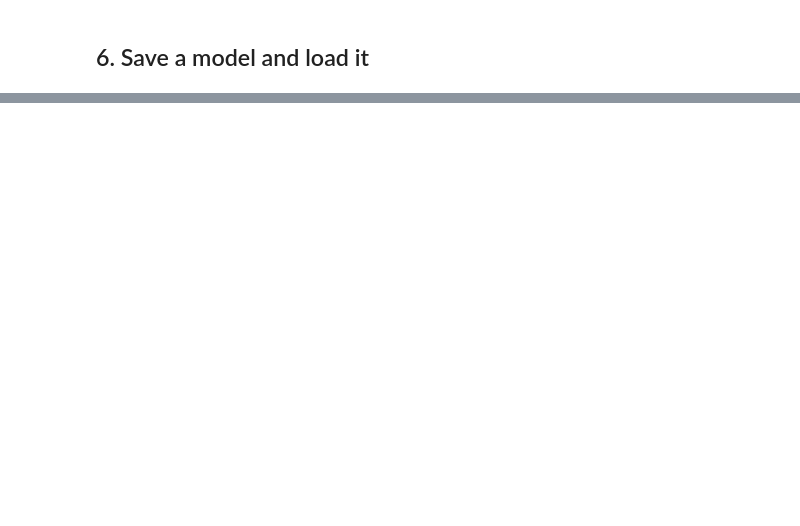
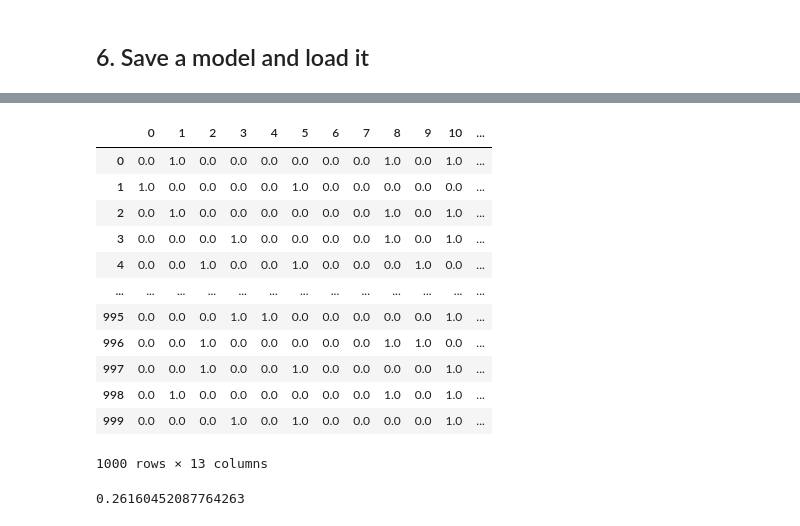
Before and after one commit to B-Rabbit7/machine-learning-101, a Jupyter notebook: Sickit/intro-to-scikit.ipynb, the cells around one changed output, grey strips where cells are left out. Drawn from its saved outputs; the diff is of its cells as text; code cells hidden in the pictures; blank space fills up the shorter version.

Commit message:
Scikit-preparing-data

```diff
--- a/Sickit/intro-to-scikit.ipynb
+++ b/Sickit/intro-to-scikit.ipynb
@@ -160,0 +215,3 @@ loaded_model.score(X_test,Y_test)
+# %%
+car_sales = pd.read_csv("car-sales-extended.csv")
+car_sales
@@ -160,0 +245,8 @@ loaded_model.score(X_test,Y_test)
+# %%
+# Split data into X and y
+X = car_sales.drop("Price", axis=1)
+y = car_sales["Price"]
+
+# Split into trainig
+
+X_train, X_test, y_train, y_test = train_test_split(X, y, test_size=0.2)
@@ -160,0 +262,17 @@ loaded_model.score(X_test,Y_test)
+# %%
+# Turn the categories into numbers
+from sklearn.preprocessing import OneHotEncoder
+from sklearn.compose import ColumnTransformer
+
+# Why doors?
+##  It's numerical, but also categorical so we treat it as categorical
+categorical_features = ["Make","Colour","Doors"]
+# one for true in a category, 0 for the rest
+one_hot = OneHotEncoder()
+
+# transform the given cat. columns, and pass through - don't touch the remaining columns
+transformer = ColumnTransformer([("one_hot",one_hot,categorical_features)],remainder="passthrough")
+
+# transform the X values to numbers
+transformed_X = transformer.fit_transform(X)
+transformed_X
@@ -160,0 +293,16 @@ loaded_model.score(X_test,Y_test)
+# %%
+pd.DataFrame(transformed_X)
+# %% [output]
+|  | 0 | 1 | 2 | 3 | 4 | 5 | 6 | 7 | 8 | 9 | 10 | ... |
+| 0 | 0.0 | 1.0 | 0.0 | 0.0 | 0.0 | 0.0 | 0.0 | 0.0 | 1.0 | 0.0 | 1.0 | ... |
+| 1 | 1.0 | 0.0 | 0.0 | 0.0 | 0.0 | 1.0 | 0.0 | 0.0 | 0.0 | 0.0 | 0.0 | ... |
+| 2 | 0.0 | 1.0 | 0.0 | 0.0 | 0.0 | 0.0 | 0.0 | 0.0 | 1.0 | 0.0 | 1.0 | ... |
+| 3 | 0.0 | 0.0 | 0.0 | 1.0 | 0.0 | 0.0 | 0.0 | 0.0 | 1.0 | 0.0 | 1.0 | ... |
+| 4 | 0.0 | 0.0 | 1.0 | 0.0 | 0.0 | 1.0 | 0.0 | 0.0 | 0.0 | 1.0 | 0.0 | ... |
+| ... | ... | ... | ... | ... | ... | ... | ... | ... | ... | ... | ... | ... |
+| 995 | 0.0 | 0.0 | 0.0 | 1.0 | 1.0 | 0.0 | 0.0 | 0.0 | 0.0 | 0.0 | 1.0 | ... |
+| 996 | 0.0 | 0.0 | 1.0 | 0.0 | 0.0 | 0.0 | 0.0 | 0.0 | 1.0 | 1.0 | 0.0 | ... |
+| 997 | 0.0 | 0.0 | 1.0 | 0.0 | 0.0 | 1.0 | 0.0 | 0.0 | 0.0 | 0.0 | 1.0 | ... |
+| 998 | 0.0 | 1.0 | 0.0 | 0.0 | 0.0 | 0.0 | 0.0 | 0.0 | 1.0 | 0.0 | 1.0 | ... |
+| 999 | 0.0 | 0.0 | 0.0 | 1.0 | 0.0 | 1.0 | 0.0 | 0.0 | 0.0 | 0.0 | 1.0 | ... |
+1000 rows × 13 columns
@@ -160,0 +315,5 @@ loaded_model.score(X_test,Y_test)
+# %%
+# model hasn't really been able to find good patterns
+model.score(X_test,y_test)
+# %% [output]
+0.26160452087764263
```
Also changed, not shown: parts of 40 cells of this notebook, 3 other files.
